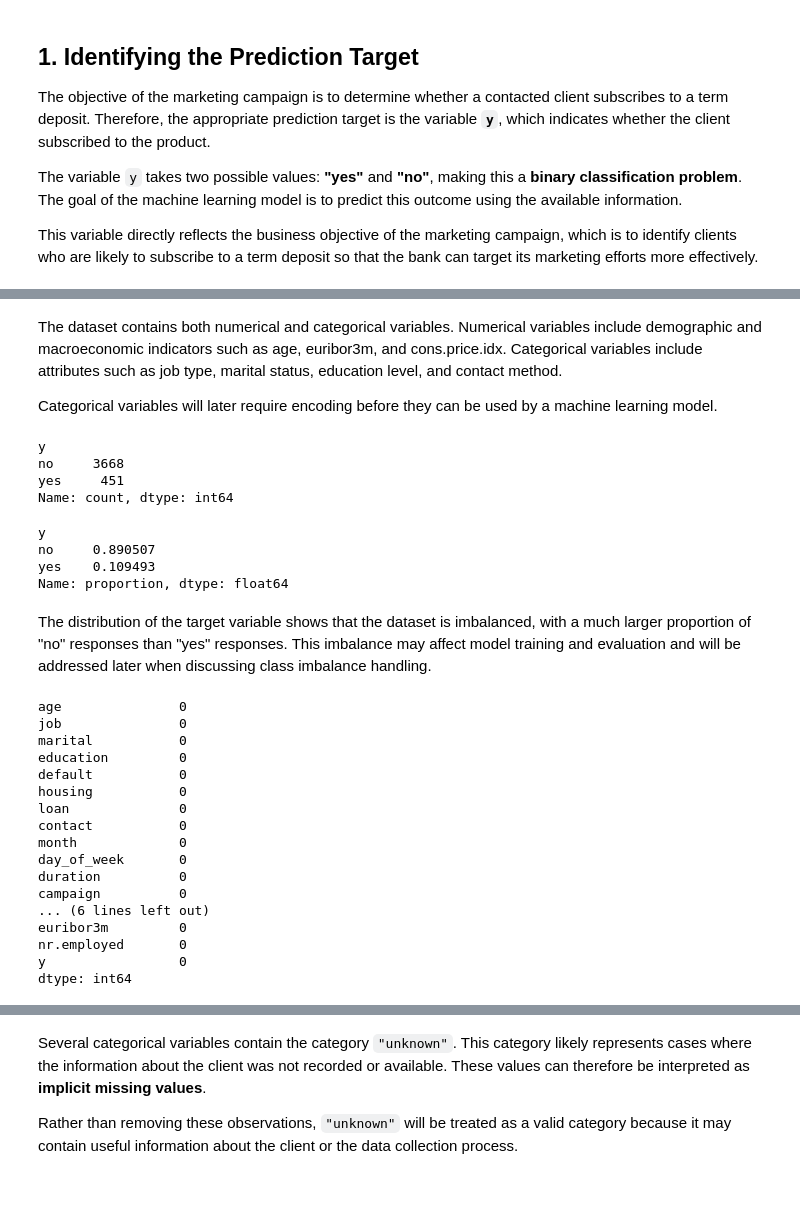
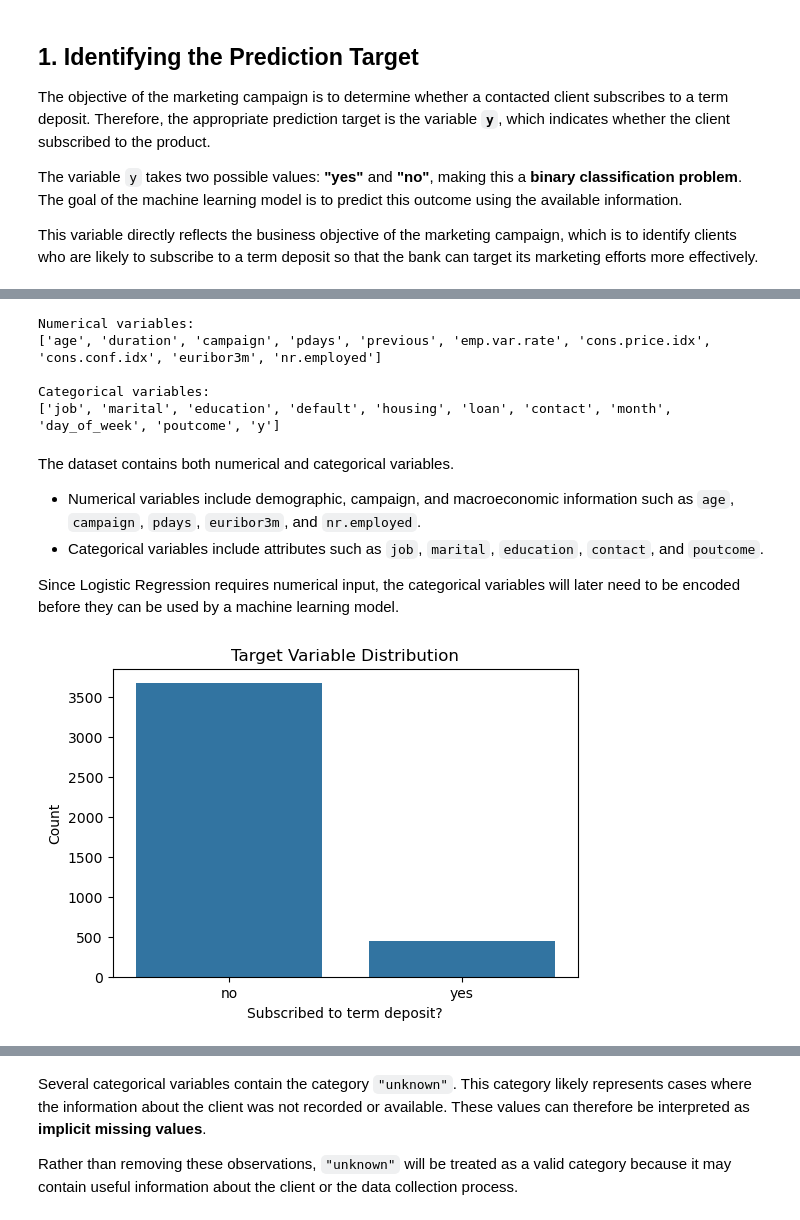
Before and after one commit to issamarida/ML-fundamentals-2026, a Jupyter notebook: assignment_1_issam_arida.ipynb, the cells around one changed output, grey strips where cells are left out. Drawn from its saved outputs; the diff is of its cells as text; code cells hidden in the pictures; blank space fills up the shorter version.

```diff
--- a/assignment_1_issam_arida.ipynb
+++ b/assignment_1_issam_arida.ipynb
@@ -123,40 +175,31 @@ Index(['job', 'marital', 'education', 'default', 'housing', 'loan', 'contact',
+# %%
+numerical_cols_full = df.select_dtypes(include=["int64", "float64"]).columns.tolist()
+categorical_cols_full = df.select_dtypes(include=["object"]).columns.tolist()
+
+print("Numerical variables:")
+print(numerical_cols_full)
+
+print("\nCategorical variables:")
+print(categorical_cols_full)
+# %% [output]
+Numerical variables:
+['age', 'duration', 'campaign', 'pdays', 'previous', 'emp.var.rate', 'cons.price.idx', 'cons.conf.idx', 'euribor3m', 'nr.employed']
+
+Categorical variables:
+['job', 'marital', 'education', 'default', 'housing', 'loan', 'contact', 'month', 'day_of_week', 'poutcome', 'y']
 # %% [markdown]
-The dataset contains both numerical and categorical variables. Numerical variables include demographic and macroeconomic indicators such as age, euribor3m, and cons.price.idx. Categorical variables include attributes such as job type, marital status, education level, and contact method.
+The dataset contains both numerical and categorical variables.
 
-Categorical variables will later require encoding before they can be used by a machine learning model.
+- Numerical variables include demographic, campaign, and macroeconomic information such as `age`, `campaign`, `pdays`, `euribor3m`, and `nr.employed`.
+- Categorical variables include attributes such as `job`, `marital`, `education`, `contact`, and `poutcome`.
+
+Since Logistic Regression requires numerical input, the categorical variables will later need to be encoded before they can be used by a machine learning model.
-# %%
-df["y"].value_counts()
-# %% [output]
-y
-no     3668
-yes     451
-Name: count, dtype: int64
-# %%
-df["y"].value_counts(normalize=True)
-# %% [output]
-y
-no     0.890507
-yes    0.109493
-Name: proportion, dtype: float64
-# %% [markdown]
-The distribution of the target variable shows that the dataset is imbalanced, with a much larger proportion of "no" responses than "yes" responses. This imbalance may affect model training and evaluation and will be addressed later when discussing class imbalance handling.
-# %%
-df.isna().sum()
-# %% [output]
-age               0
-job               0
-marital           0
-education         0
-default           0
-housing           0
-loan              0
-contact           0
-month             0
-day_of_week       0
-duration          0
-campaign          0
-... (6 lines left out)
-euribor3m         0
-nr.employed       0
-y                 0
-dtype: int64
+# %%
+plt.figure(figsize=(6, 4))
+sns.countplot(data=df, x="y")
+plt.title("Target Variable Distribution")
+plt.xlabel("Subscribed to term deposit?")
+plt.ylabel("Count")
+plt.show()
+# %% [output]
+[figure, added]
```
Also changed, not shown: parts of 64 cells of this notebook.
